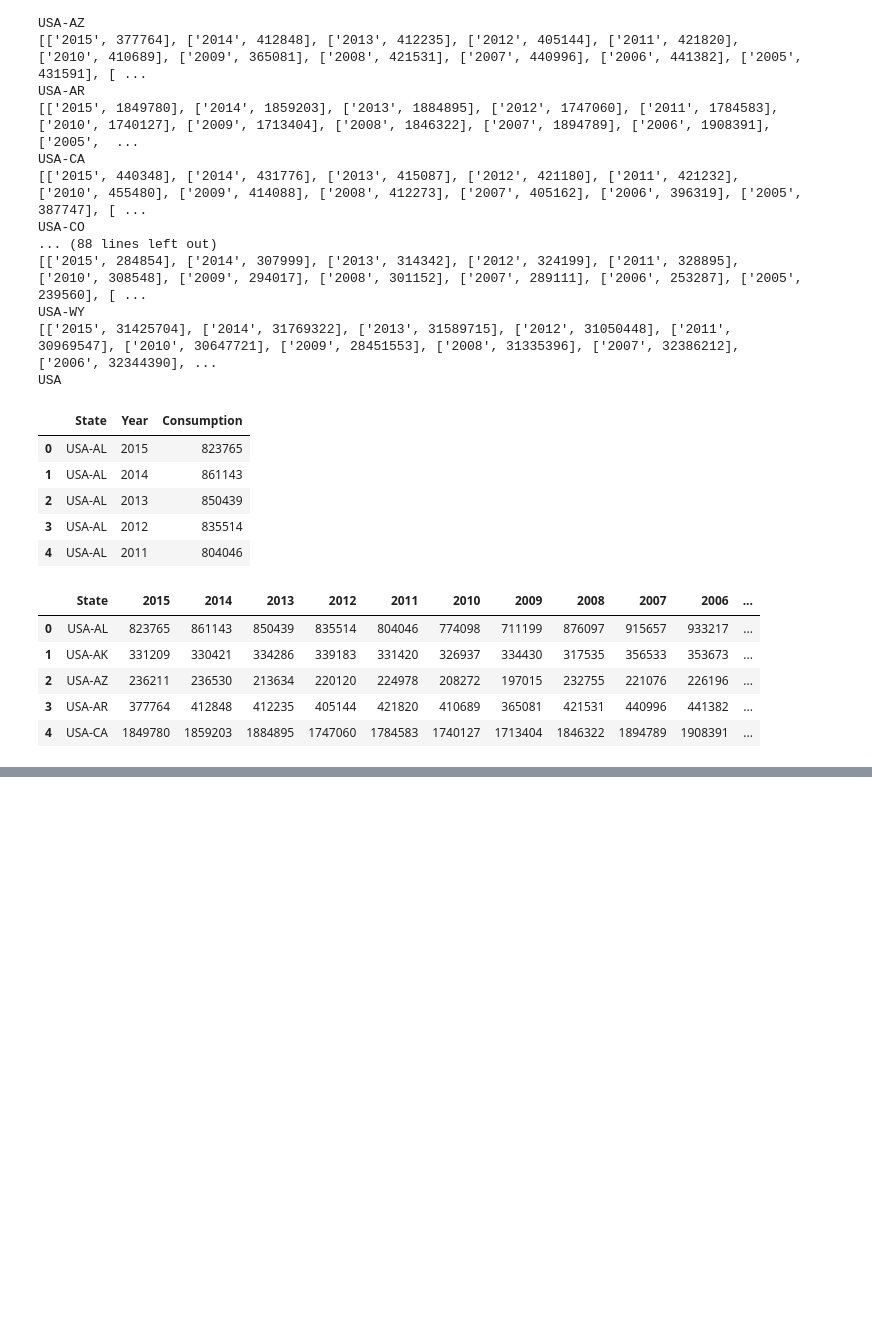
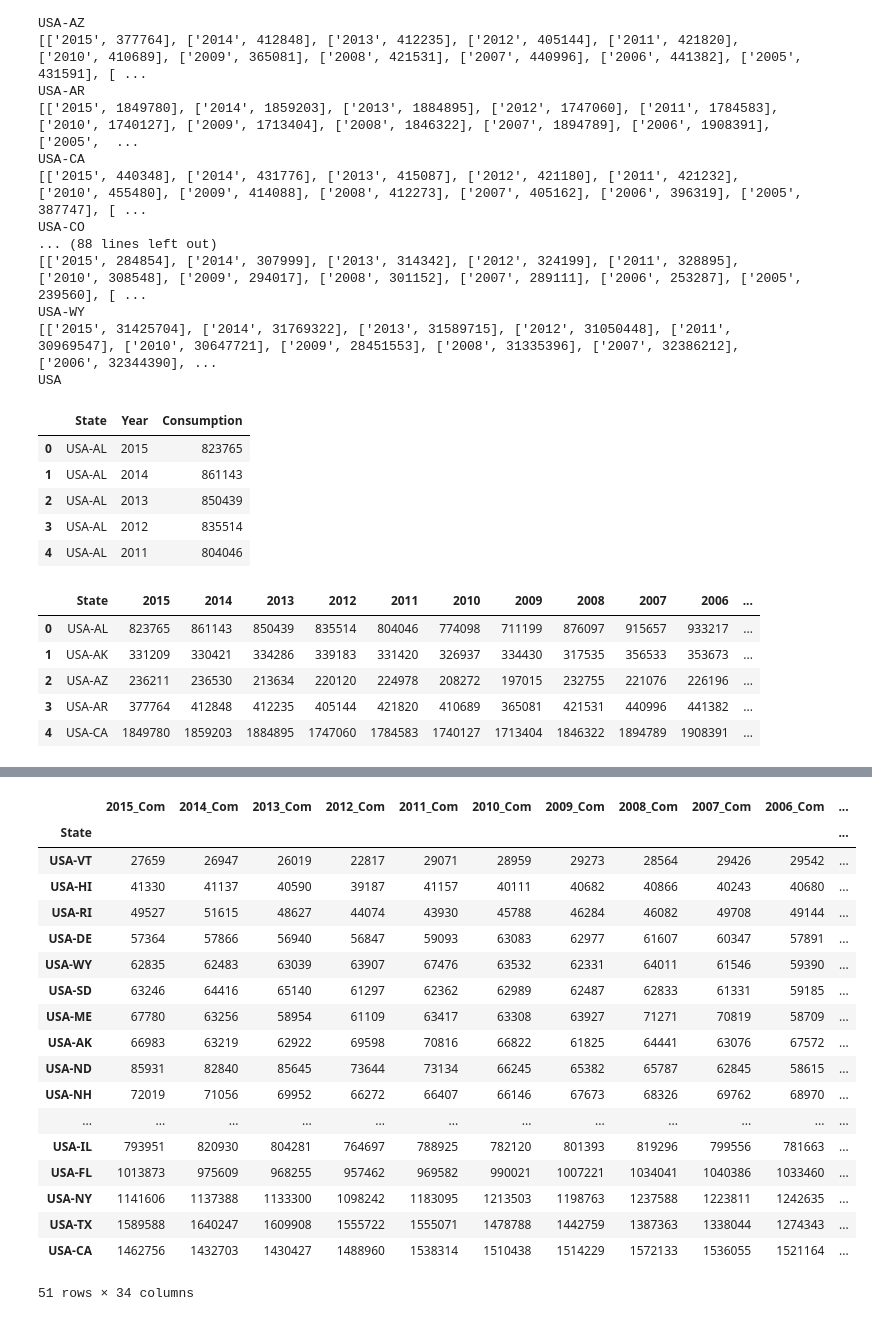
Before and after one commit to MabelDS89/Project-1, a Jupyter notebook: Commercial_Industrial_Energy_Consumption.ipynb, the cells around one changed output, grey strips where cells are left out. Saved outputs shown, nothing was run; the diff lists cells and outputs as text; code cells hidden in the pictures; blank space fills up the shorter version.

```diff
--- a/Commercial_Industrial_Energy_Consumption.ipynb
+++ b/Commercial_Industrial_Energy_Consumption.ipynb
@@ -304,0 +358,23 @@ ind_consumption_df.to_csv("Industrial_Energy_Consumption.csv")
+# %%
+com_ind_df = pd.merge(com_df, ind_df, on='State', suffixes=('_Com', '_Ind'))
+com_ind_df
+# %% [output]
+|  | 2015_Com | 2014_Com | 2013_Com | 2012_Com | 2011_Com | 2010_Com | 2009_Com | 2008_Com | 2007_Com | 2006_Com | ... |
+| State |  |  |  |  |  |  |  |  |  |  | ... |
+| USA-VT | 27659 | 26947 | 26019 | 22817 | 29071 | 28959 | 29273 | 28564 | 29426 | 29542 | ... |
+| USA-HI | 41330 | 41137 | 40590 | 39187 | 41157 | 40111 | 40682 | 40866 | 40243 | 40680 | ... |
+| USA-RI | 49527 | 51615 | 48627 | 44074 | 43930 | 45788 | 46284 | 46082 | 49708 | 49144 | ... |
+| USA-DE | 57364 | 57866 | 56940 | 56847 | 59093 | 63083 | 62977 | 61607 | 60347 | 57891 | ... |
+| USA-WY | 62835 | 62483 | 63039 | 63907 | 67476 | 63532 | 62331 | 64011 | 61546 | 59390 | ... |
+| USA-SD | 63246 | 64416 | 65140 | 61297 | 62362 | 62989 | 62487 | 62833 | 61331 | 59185 | ... |
+| USA-ME | 67780 | 63256 | 58954 | 61109 | 63417 | 63308 | 63927 | 71271 | 70819 | 58709 | ... |
+| USA-AK | 66983 | 63219 | 62922 | 69598 | 70816 | 66822 | 61825 | 64441 | 63076 | 67572 | ... |
+| USA-ND | 85931 | 82840 | 85645 | 73644 | 73134 | 66245 | 65382 | 65787 | 62845 | 58615 | ... |
+| USA-NH | 72019 | 71056 | 69952 | 66272 | 66407 | 66146 | 67673 | 68326 | 69762 | 68970 | ... |
+| ... | ... | ... | ... | ... | ... | ... | ... | ... | ... | ... | ... |
+| USA-IL | 793951 | 820930 | 804281 | 764697 | 788925 | 782120 | 801393 | 819296 | 799556 | 781663 | ... |
+| USA-FL | 1013873 | 975609 | 968255 | 957462 | 969582 | 990021 | 1007221 | 1034041 | 1040386 | 1033460 | ... |
+| USA-NY | 1141606 | 1137388 | 1133300 | 1098242 | 1183095 | 1213503 | 1198763 | 1237588 | 1223811 | 1242635 | ... |
+| USA-TX | 1589588 | 1640247 | 1609908 | 1555722 | 1555071 | 1478788 | 1442759 | 1387363 | 1338044 | 1274343 | ... |
+| USA-CA | 1462756 | 1432703 | 1430427 | 1488960 | 1538314 | 1510438 | 1514229 | 1572133 | 1536055 | 1521164 | ... |
+51 rows × 34 columns
```
Also changed, not shown: parts of 6 cells of this notebook, 2 other files.
